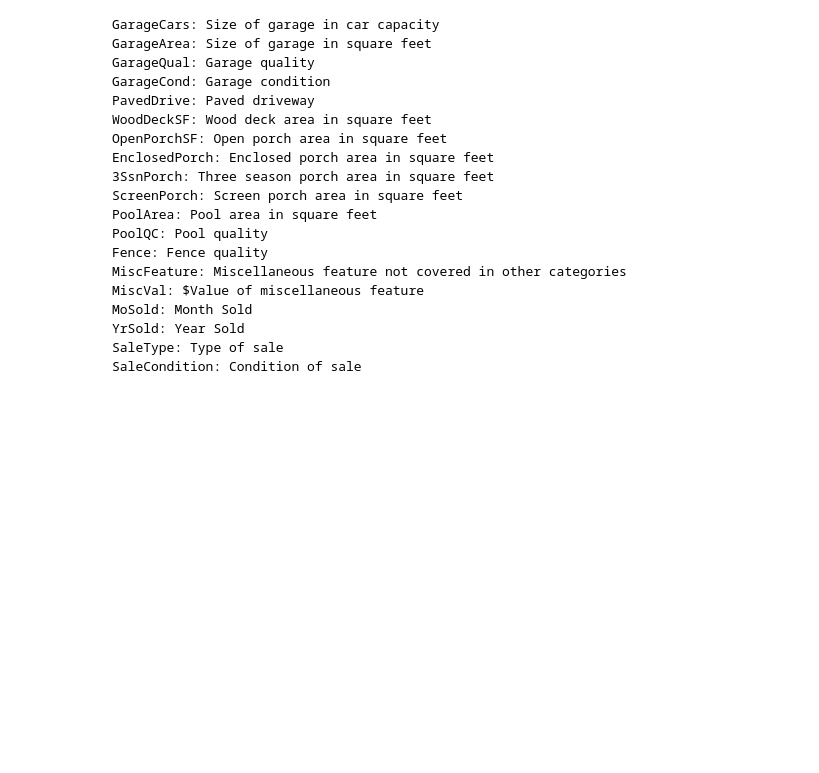
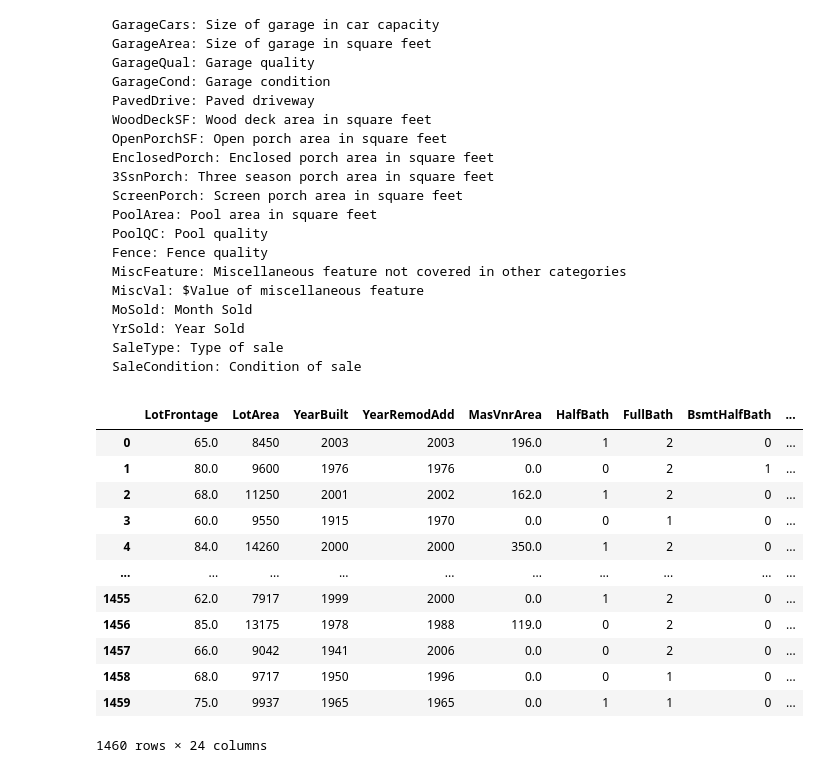
Before and after one commit to cb-ds-1/m3-3-engineering-regression, a Jupyter notebook: workshop.ipynb, the cells around one changed output. Saved outputs shown, nothing was run; the diff lists cells and outputs as text; code cells hidden in the pictures; blank space fills up the shorter version.

```diff
--- a/workshop.ipynb
+++ b/workshop.ipynb
@@ -693,3 +693,58 @@ Here are the features you can use (or engineer into new features!) for your `X`
     YrSold: Year Sold
     SaleType: Type of sale
     SaleCondition: Condition of sale
+# %%
+import pandas as pd
+
+hs = pd.read_csv('data/house_price.csv')
+hs['HasGarage'] = hs.GarageQual.apply(lambda row: 0. if row == np.nan else 1.)
+continuous_vars = [
+    'LotFrontage',
+    'LotArea',
+    'YearBuilt',
+    'YearRemodAdd',
+    'MasVnrArea',
+    'HalfBath',
+    'FullBath',
+    'BsmtHalfBath',
+    'BsmtFullBath',
+    'GrLivArea',
+    'LowQualFinSF',
+    '2ndFlrSF',
+    '1stFlrSF',
+    'Fireplaces',
+    'GarageYrBlt',
+    'WoodDeckSF',
+    'OpenPorchSF',
+    'EnclosedPorch',
+    '3SsnPorch',
+    'ScreenPorch',
+    'PoolArea',
+    'MiscVal',
+    'MoSold',
+    'YrSold',
+]
+boolean_vars = [
+    'CentralAir',
+    'GarageYrBlt',
+    'HasGarage'
+]
+quanlitative_vars = list(set(hs.columns) - set(continuous_vars) - set(boolean_vars))
+y = hs.SalePrice
+conths = hs[continuous_vars]
+conths = conths.fillna(0.)
+conths
+# %% [output]
+|  | LotFrontage | LotArea | YearBuilt | YearRemodAdd | MasVnrArea | HalfBath | FullBath | BsmtHalfBath | ... |
+| 0 | 65.0 | 8450 | 2003 | 2003 | 196.0 | 1 | 2 | 0 | ... |
+| 1 | 80.0 | 9600 | 1976 | 1976 | 0.0 | 0 | 2 | 1 | ... |
+| 2 | 68.0 | 11250 | 2001 | 2002 | 162.0 | 1 | 2 | 0 | ... |
+| 3 | 60.0 | 9550 | 1915 | 1970 | 0.0 | 0 | 1 | 0 | ... |
+| 4 | 84.0 | 14260 | 2000 | 2000 | 350.0 | 1 | 2 | 0 | ... |
+| ... | ... | ... | ... | ... | ... | ... | ... | ... | ... |
+| 1455 | 62.0 | 7917 | 1999 | 2000 | 0.0 | 1 | 2 | 0 | ... |
+| 1456 | 85.0 | 13175 | 1978 | 1988 | 119.0 | 0 | 2 | 0 | ... |
+| 1457 | 66.0 | 9042 | 1941 | 2006 | 0.0 | 0 | 2 | 0 | ... |
+| 1458 | 68.0 | 9717 | 1950 | 1996 | 0.0 | 0 | 1 | 0 | ... |
+| 1459 | 75.0 | 9937 | 1965 | 1965 | 0.0 | 1 | 1 | 0 | ... |
+1460 rows × 24 columns
```
Also changed, not shown: parts of 17 cells of this notebook, 2 other files.
